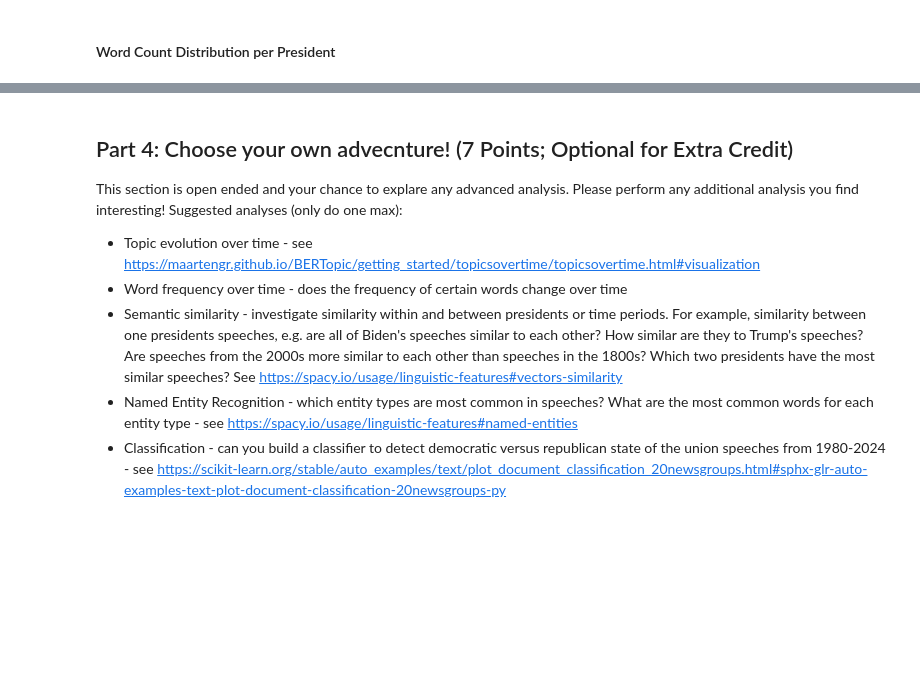
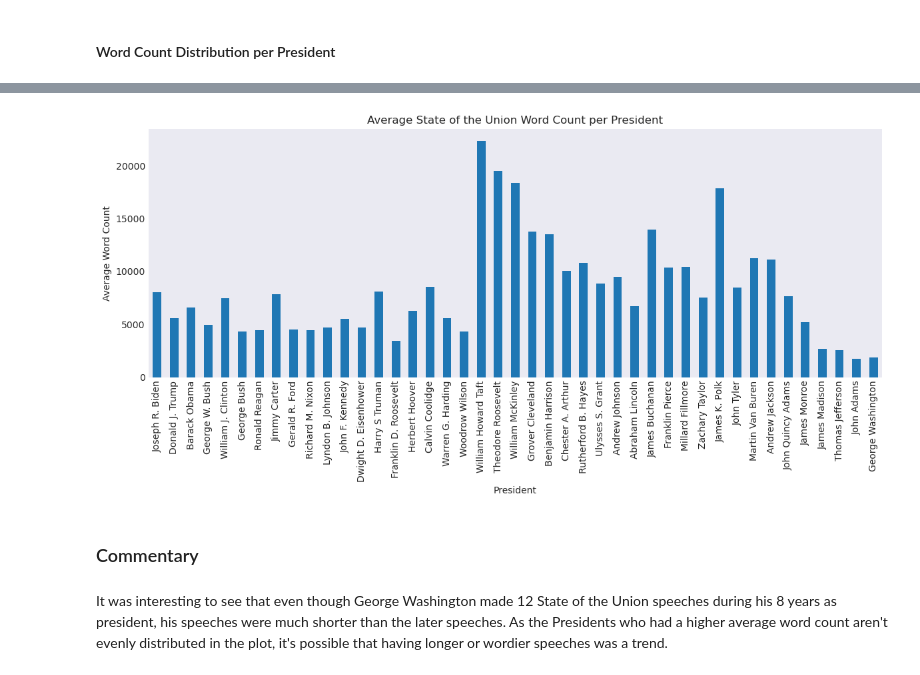
Before and after one commit to UCB-stat-159-f25/proj02-shrija-owen-allison, a Jupyter notebook: nlp-P01.ipynb, the cells around one changed output, grey strips where cells are left out. Cells and saved outputs as stored; diff of their text form; code cells hidden in the pictures; blank space fills up the shorter version.

Commit message:
Finished part 1

```diff
--- a/nlp-P01.ipynb
+++ b/nlp-P01.ipynb
@@ -517,10 +109,22 @@ topic_model.visualize_topics()
-# %% [markdown]
-## Part 4: Choose your own advecnture! (7 Points; Optional for Extra Credit)
-
-This section is open ended and your chance to explare any advanced analysis. Please perform any additional analysis you find interesting! Suggested analyses (only do one max):
-
-- Topic evolution over time - see https://maartengr.github.io/BERTopic/getting_started/topicsovertime/topicsovertime.html#visualization
-- Word frequency over time - does the frequency of certain words change over time
-- Semantic similarity - investigate similarity within and between presidents or time periods. For example, similarity between one presidents speeches, e.g. are all of Biden's speeches similar to each other? How similar are they to Trump's speeches? Are speeches from the 2000s more similar to each other than speeches in the 1800s? Which two presidents have the most similar speeches? See https://spacy.io/usage/linguistic-features#vectors-similarity
--  Named Entity Recognition - which entity types are most common in speeches? What are the most common words for each entity type - see https://spacy.io/usage/linguistic-features#named-entities
-- Classification - can you build a classifier to detect democratic versus republican state of the union speeches from 1980-2024 - see https://scikit-learn.org/stable/auto_examples/text/plot_document_classification_20newsgroups.html#sphx-glr-auto-examples-text-plot-document-classification-20newsgroups-py
+# %%
+# Hint: use pandas groupby to get mean word count per president then sort by order
+
+# Group by
+ave_sou_wc = sou.groupby('President')['Word Count'].mean()
+ave_sou_wc = ave_sou_wc.reindex(sou["President"].drop_duplicates())
+
+# Plot
+plt.figure(figsize=(12,6))
+ave_sou_wc.plot(kind="bar")
+plt.title("Average State of the Union Word Count per President")
+plt.xlabel("President")
+plt.ylabel("Average Word Count")
+plt.xticks(rotation=90)
+plt.tight_layout()
+plt.show();
+# %% [output]
+[figure, added]
+# %% [markdown]
+### Commentary
+# %% [markdown]
+It was interesting to see that even though George Washington made 12 State of the Union speeches during his 8 years as president, his speeches were much shorter than the later speeches. As the Presidents who had a higher average word count aren't evenly distributed in the plot, it's possible that having longer or wordier speeches was a trend.
```
Also changed, not shown: parts of 66 cells of this notebook.
